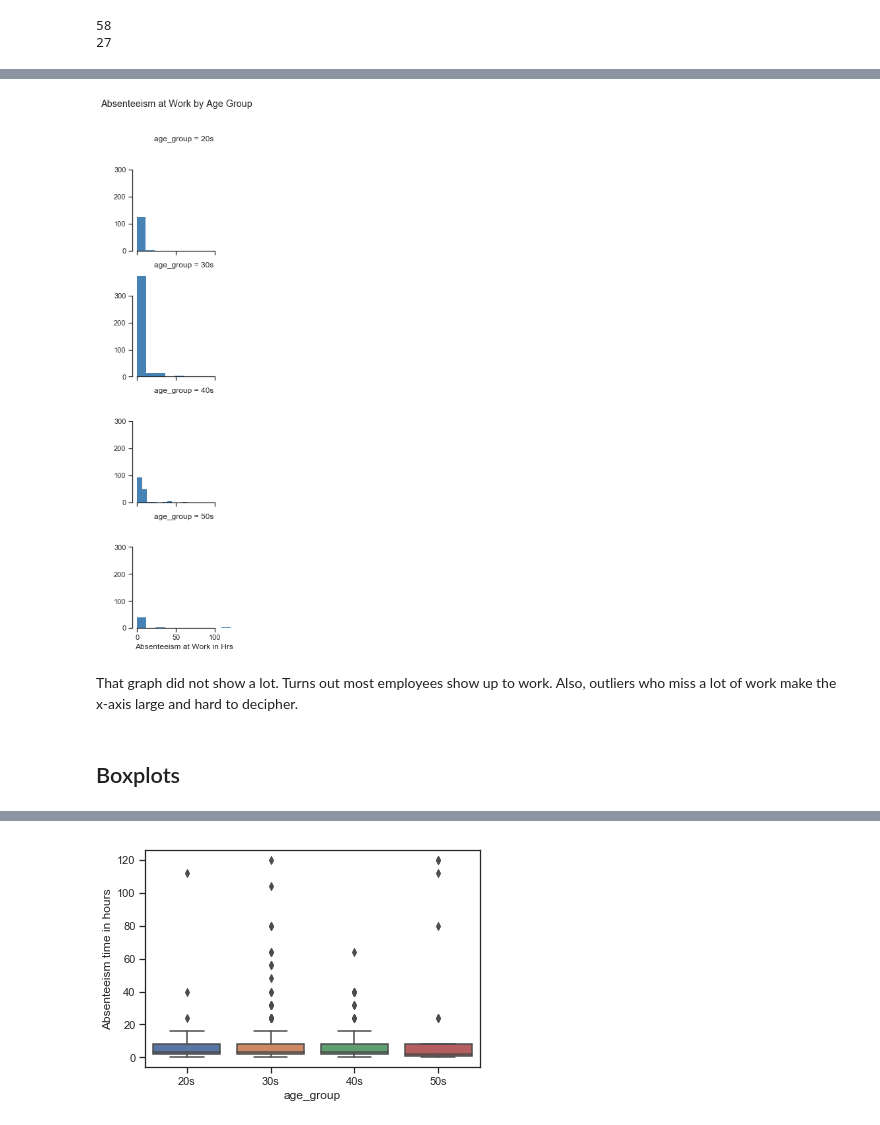
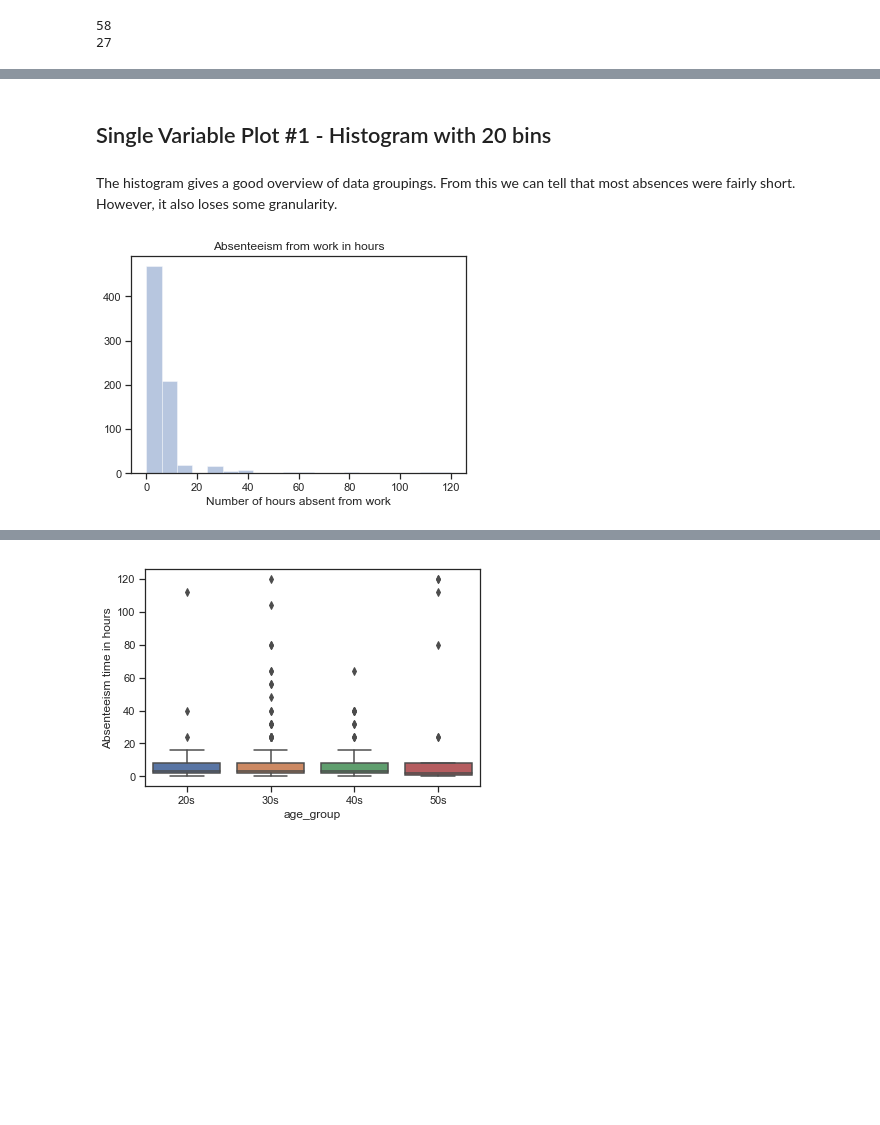
Before and after one commit to cbevis/Thinkful_Bootcamp_U1_L3_P3, a Jupyter notebook: U1_L1_P3-presenting_data.ipynb, the cells around one changed output, grey strips where cells are left out. Cells and saved outputs as stored; diff of their text form; code cells hidden in the pictures; blank space fills up the shorter version.

Commit message:
Graphs rearranged, started adding pro/cons

```diff
--- a/U1_L1_P3-presenting_data.ipynb
+++ b/U1_L1_P3-presenting_data.ipynb
@@ -92,6 +92,7 @@ None
 # %%
 print(absent.Age.max())
 print(absent.Age.min())
+hours = 'Absenteeism time in hours'
 # %% [output]
 58
 27
@@ -125,19 +108,13 @@ print(absent.head())
-# %%
-# Set seaborn style
-sns.set(style='ticks')
-
-# Tell seaborn about the structure of our data
-g = sns.FacetGrid(absent, row='age_group')
-g.map(plt.hist, 'Absenteeism time in hours', color='steelblue', lw=0)
-# Moving plots apart
-plt.subplots_adjust(top=0.9)
-g.set_axis_labels('Absenteeism at Work in Hrs')
-plt.suptitle('Absenteeism at Work by Age Group')
-sns.despine(trim=True)
-plt.show()
-# %% [output]
-[figure, removed]
-# %% [markdown]
-That graph did not show a lot.  Turns out most employees show up to work. Also, outliers who miss a lot of work make the x-axis large and hard to decipher.
-# %% [markdown]
-## Boxplots
+# %% [markdown]
+## Single Variable Plot #1 - Histogram with 20 bins
+# %% [markdown]
+The histogram gives a good overview of data groupings.  From this we can tell that most absences were fairly short.  However, it also loses some granularity.
+# %%
+# Set seaborn style
+sns.set(style='ticks')
+sns.distplot(absent[hours], kde=False, bins=20)
+plt.title('Absenteeism from work in hours')
+plt.xlabel('Number of hours absent from work')
+plt.show()
+# %% [output]
+[figure, added]
```
Also changed, not shown: parts of 55 cells of this notebook.
